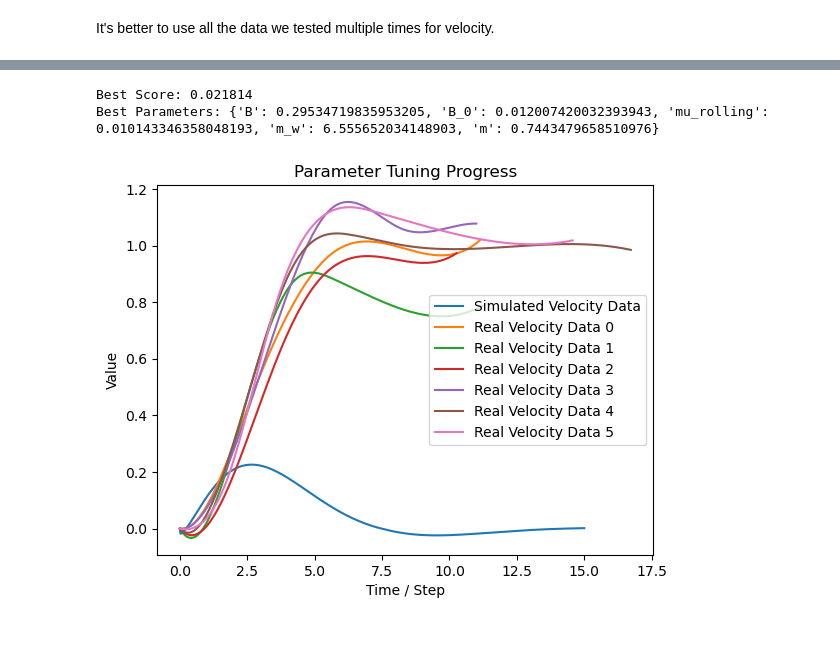
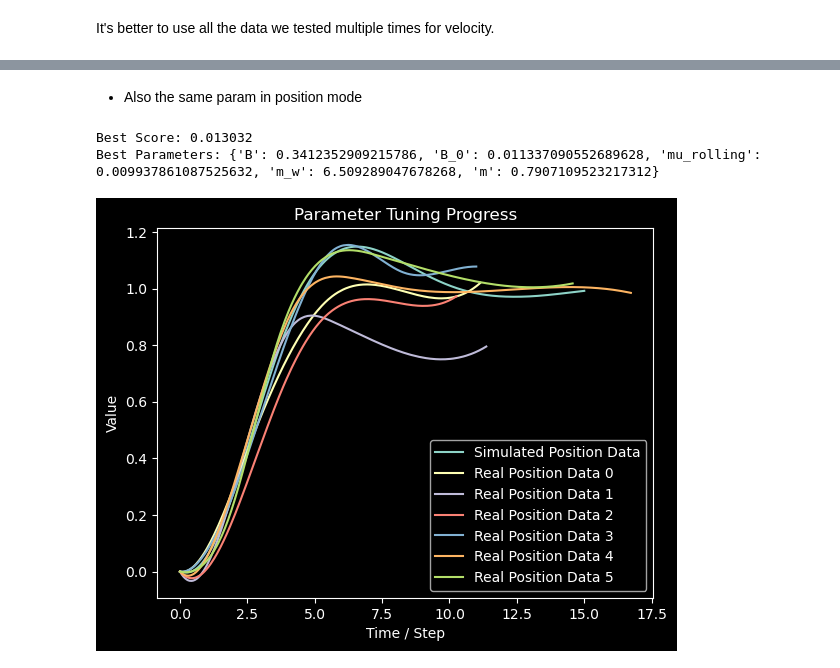
Before and after one commit to gaoshenghan1130/Python_Simu4Unicycle, a Jupyter notebook: Derivation/Segway/Tuner.ipynb, the cells around one changed output, grey strips where cells are left out. Saved outputs shown, nothing was run; the diff lists cells and outputs as text; code cells hidden in the pictures; blank space fills up the shorter version.

Commit message:
sample simulation output, fit the graph well

```diff
--- a/Derivation/Segway/Tuner.ipynb
+++ b/Derivation/Segway/Tuner.ipynb
@@ -89,3 +186,5 @@ It's better to use all the data we tested multiple times for velocity.
+# %% [markdown]
+- Also the same param in position mode
 # %%
 from Tuner import tune_parameters
 from ParamTuners import ParamTuner, tuningPlotter, parse_mixed_csv, getPositionFromData, getVelocityFromData
@@ -101,8 +200,8 @@ def simulate(result):
         control_mode=CONTROL_MODE.POSITION,
         controller_type=CONTROL_STRATEGY.PD,
         desired_gamma=0.0,
-        desired_velocity=0.5,
-        desired_position=0.0,
+        desired_velocity=0.0,
+        desired_position=1.0,
         model_type=MODEL_T.ROLLING_RESISTANCE,
         record_Torque=False,
         export_CSV_flag=False,
@@ -112,8 +211,8 @@ def simulate(result):
 
 print("Loading real data from CSV...")
 filenames = [
-    "c:\\Users\\labuser\\Desktop\\unicycle_project_umich\\LOGS\\ValidLogs\\P1.0x3.csv",
-    "c:\\Users\\labuser\\Desktop\\unicycle_project_umich\\LOGS\\ValidLogs\\P1.0x3(2).csv",
+    '/Users/gaoshenghan/Desktop/stm32/stm32wb55rg_canspi_to_arduino/LOGS/ValidLogs/P1.0x3.csv',
+    '/Users/gaoshenghan/Desktop/stm32/stm32wb55rg_canspi_to_arduino/LOGS/ValidLogs/P1.0x3(2).csv',
 ]
 
 dataList = []
@@ -148,42 +247,42 @@ def penaltyFunc(resultStorage):
     numeric_results = []
 
     tcolumn = resultStorage[0]  #  the first column is time
-    vcolumn = resultStorage[1]  #  third column is velocity
+    vcolumn = resultStorage[1]  #  third column is velocity.. for position data, it's at index 1, second column
 
 
     for t, v in zip(tcolumn, vcolumn):
         numeric_results.append((t, v))
 
-    times = [t/10 for t in range(0,150)]
+    times = [t/10 for t in range(0,100)]
 
     for i, realdata in realdataList:
 
         for t in times:
             closest_time_simu = min(numeric_results, key=lambda x: abs(x[0] - t))
             closest_time_real = min(realdata, key=lambda x: abs(x[0] - t))
 
             #print(closest_time_simu, closest_time_real)
 
             # print(f"Time: {t:.2f} s, Simulated Velocity: {closest_time_simu[1]:.4f}, Real Velocity: {closest_time_real[1]:.4f}")
 
             error += (closest_time_simu[1] - closest_time_real[1]) ** 2
 
     return error / (len(times) * len(realdataList))
 
-params.I = 0.08
+params.I = 0.104
 
 # velcity data {'B': 0.29534719835953205, 'B_0': 0.012007420032393943, 'mu_rolling': 0.010143346358048193, 'm_w': 6.555652034148903, 'm': 0.7443479658510976}
 
-best_params = tune_parameters(paramDict =  {'B': 0.29534719835953205, 'B_0': 0.012007420032393943, 'mu_rolling': 0.010143346358048193, 'm_w': 6.555652034148903, 'm': 0.7443479658510976},
+best_params = tune_parameters(paramDict =  {'B': 0.3412352909215786, 'B_0': 0.011337090552689628, 'mu_rolling': 0.009937861087525632, 'm_w': 6.509289047678268, 'm': 0.7907109523217312},
                                 simulation=simulate,
                                 realdata=realdataList,
-                                ax_real_name="Real Velocity Data",
-                                ax_try_name="Simulated Velocity Data",
+                                ax_real_name="Real Position Data",
+                                ax_try_name="Simulated Position Data",
                                 penaltyFunc=penaltyFunc,
                                 columnIndex = 1, # [x_c, x_c_dot, gamma, gamma_dot] we want to compare the velocity which is at index 2， (time is at 0)
-                                max_iterations=1,
+                                max_iterations=0,
                                 )
 # %% [output]
-Best Score: 0.021814
-Best Parameters: {'B': 0.29534719835953205, 'B_0': 0.012007420032393943, 'mu_rolling': 0.010143346358048193, 'm_w': 6.555652034148903, 'm': 0.7443479658510976}
+Best Score: 0.013032
+Best Parameters: {'B': 0.3412352909215786, 'B_0': 0.011337090552689628, 'mu_rolling': 0.009937861087525632, 'm_w': 6.509289047678268, 'm': 0.7907109523217312}
-[figure, old version]
+[figure, new version]
```
Also changed, not shown: parts of 2 cells of this notebook, 1 other file.
